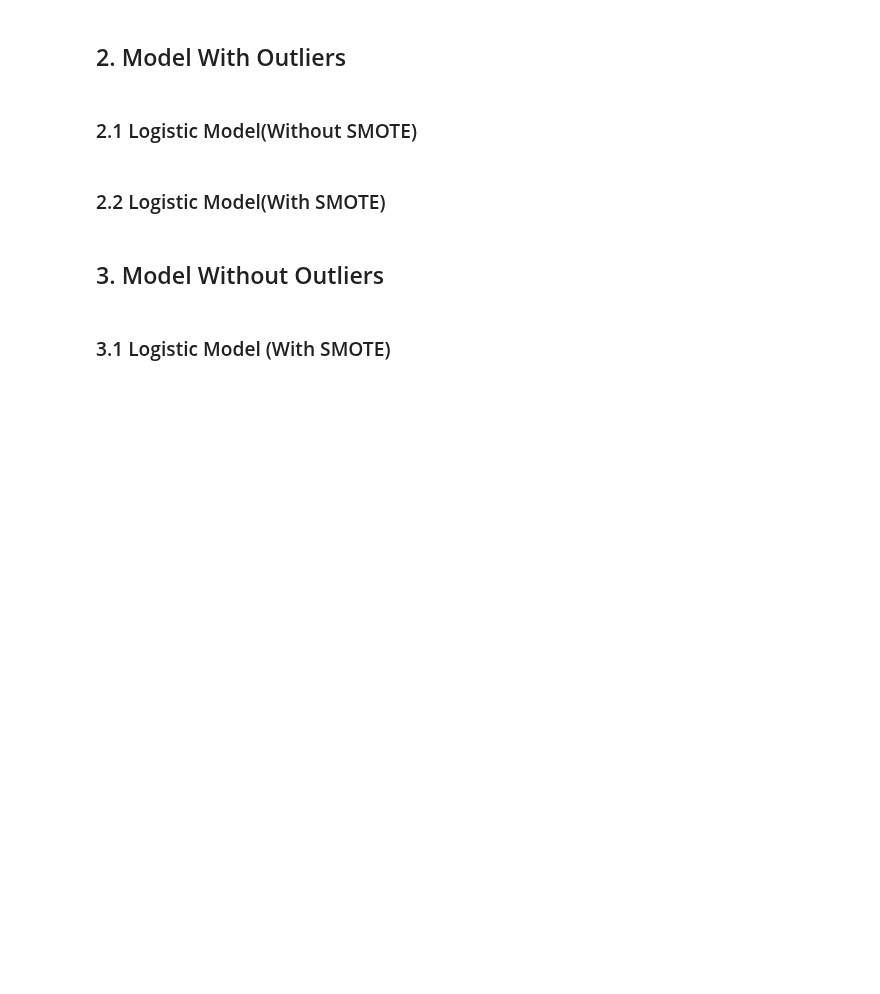
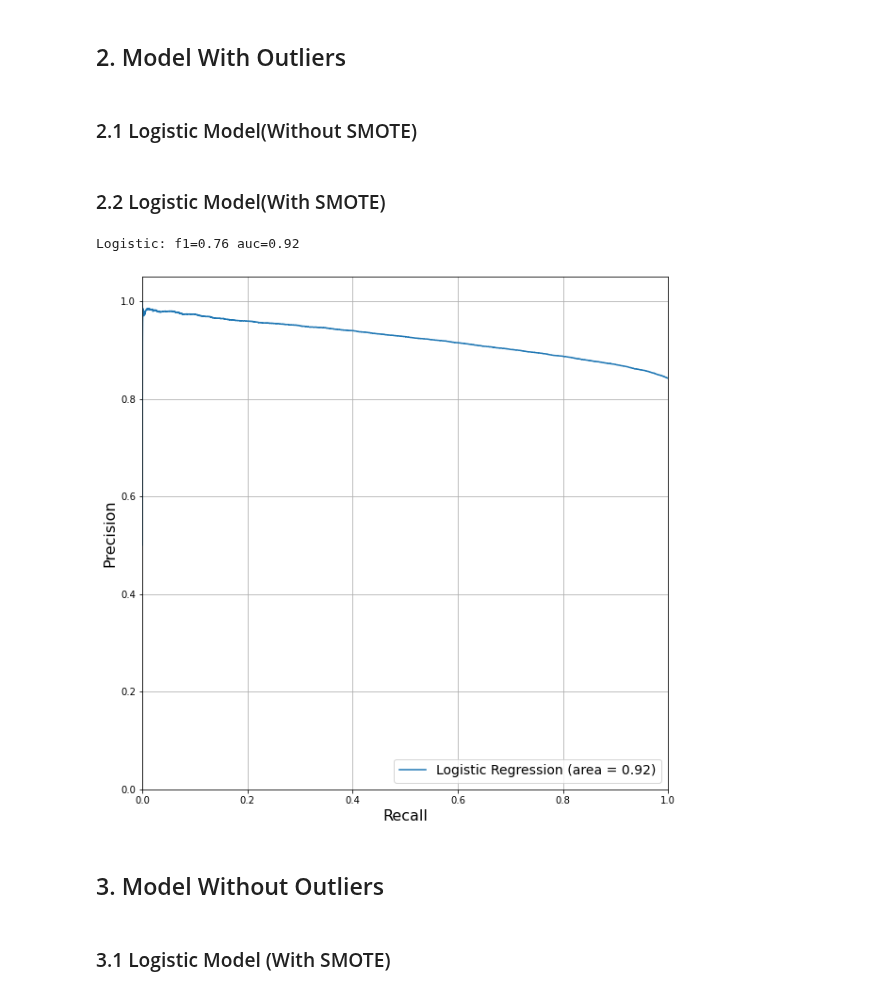
Before and after one commit to yifeng93/LendingClub_Default, a Jupyter notebook: Code/Part3_Logistic_Model.ipynb, the cells around one changed output. Cells and saved outputs as stored; diff of their text form; code cells hidden in the pictures; blank space fills up the shorter version.

```diff
--- a/Code/Part3_Logistic_Model.ipynb
+++ b/Code/Part3_Logistic_Model.ipynb
@@ -17,8 +20,8 @@ from imblearn.over_sampling import SMOTE
 from sklearn.ensemble import RandomForestClassifier
 import shap
 # %%
-df_train = pd.read_pickle('../Data/part2_df_train_outliers.pkl')
-df_test = pd.read_pickle('../Data/part2_df_test_outliers.pkl')
+df_train = pd.read_pickle('../Data/df_train_with_outliers.pkl')
+df_test = pd.read_pickle('../Data/df_test_with_outliers.pkl')
 
 # df_train = pd.read_pickle('../Data/part2_df_train_NO_outliers.pkl')
 # df_test = pd.read_pickle('../Data/part2_df_test_NO_outliers.pkl')
@@ -51,7 +54,7 @@ X_test = pd.DataFrame(scaler.transform(X_test), columns=X_test.columns)
 # %% [markdown]
 ### 2.1 Logistic Model(Without SMOTE)
 # %%
-logreg = LogisticRegression()
+logreg = LogisticRegression(solver='lbfgs')
 logreg.fit(X_train, y_train)
 # %%
 y_pred = logreg.predict(X_test)
@@ -110,3 +176,30 @@ plt.show()
+# %%
+lr_probs = logreg_smote.predict_proba(X_test)
+lr_probs = lr_probs[:, 1]
+# predict class values
+yhat = logreg_smote.predict(X_test)
+lr_precision, lr_recall, _ = precision_recall_curve(y_test, lr_probs)
+lr_f1, lr_auc = f1_score(y_test, yhat), auc(lr_recall, lr_precision)
+# summarize scores
+print('Logistic: f1=%.2f auc=%.2f' % (lr_f1, lr_auc))
+
+
+
+plt.figure(figsize=(10, 10))
+plt.plot(lr_recall, lr_precision, label='Logistic Regression (area = %0.2f)' % lr_auc)
+#plt.plot([0, 1], [0, 1],'r--')
+plt.xlim([0.0, 1.0])
+plt.ylim([0.0, 1.05])
+plt.xlabel('Recall', fontsize=16)
+plt.ylabel('Precision', fontsize=16)
+# plt.title('Receiver Operating Characteristic Curve',fontsize=18)
+plt.legend(loc="lower right", fontsize = 14)
+plt.grid(visible=bool)
+plt.savefig('../Figures/log_prauc_outliers_no_smote')
+plt.show()
+# %% [output]
+Logistic: f1=0.76 auc=0.92
+[figure, added]
 # %% [markdown]
 ## 3. Model Without Outliers
 # %% [markdown]
```
Also changed, not shown: parts of 4 cells of this notebook.
